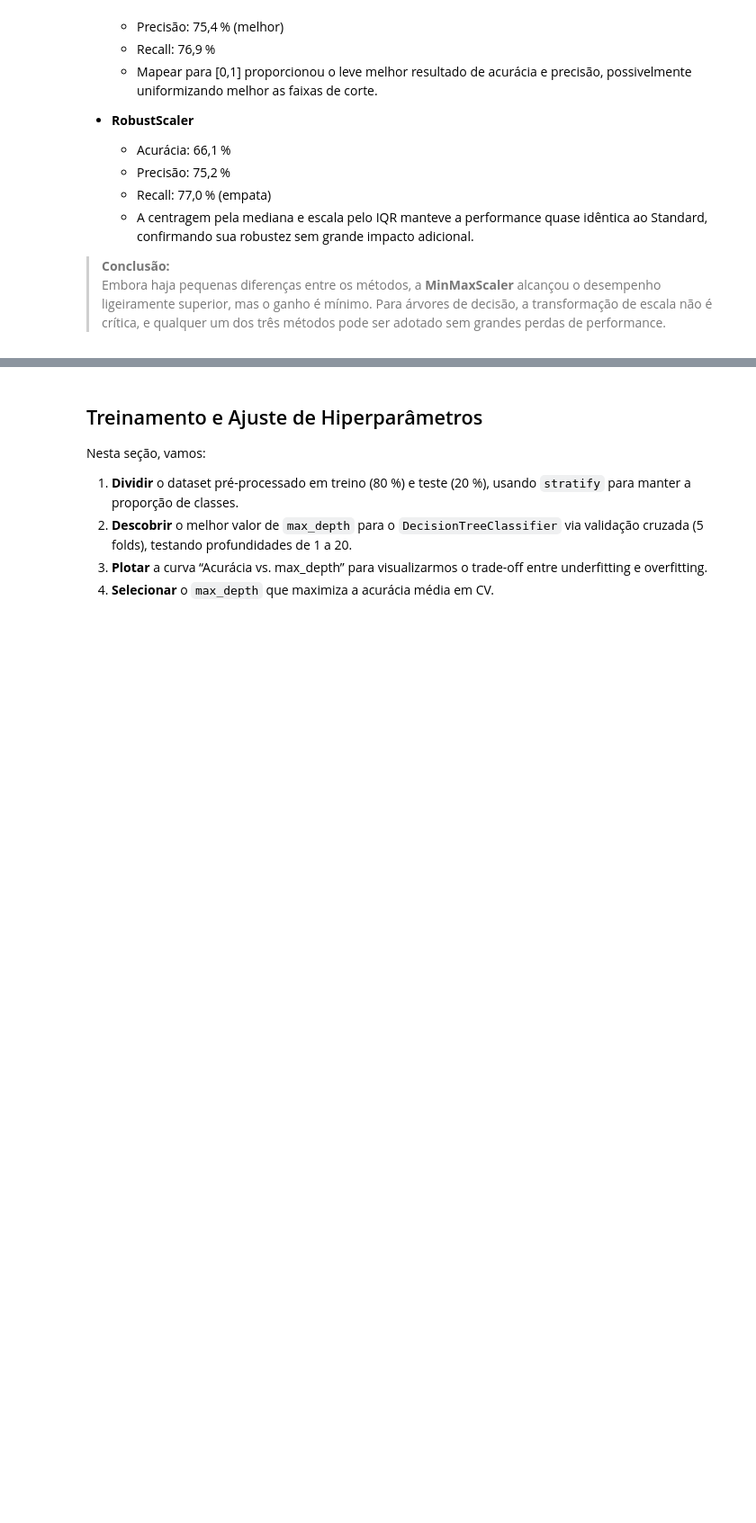
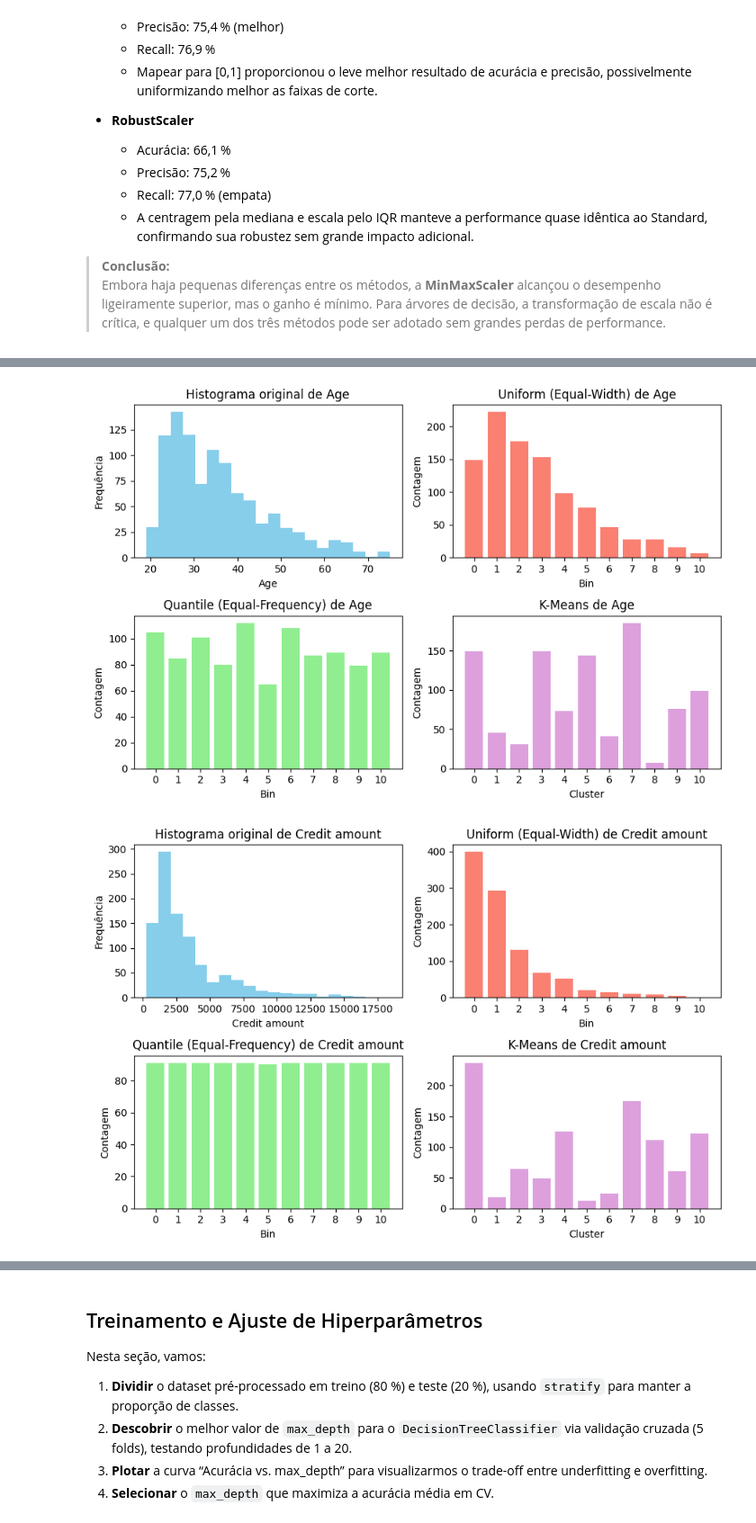
Before and after one commit to gabisoaresm/Aprendizado-Automatico, a Jupyter notebook: T1/pre_processamento.ipynb, the cells around one changed output, grey strips where cells are left out. Shown: that part at 90% size. Saved outputs shown, nothing was run; the diff lists cells and outputs as text; code cells hidden in the pictures; blank space fills up the shorter version.

```diff
--- a/T1/pre_processamento.ipynb
+++ b/T1/pre_processamento.ipynb
@@ -800,0 +870,48 @@ display(res_norm_df.round(3))
+# %%
+# Definição de cores para cada tipo de plot
+colors = {
+    'original': 'skyblue',
+    'uniform':  'salmon',
+    'quantile': 'lightgreen',
+    'kmeans':   'plum'
+}
+
+for col in num_cols:
+    fig, axes = plt.subplots(2, 2, figsize=(9, 6))
+    axes = axes.flatten()
+
+    # 1) Histograma original
+    axes[0].hist(df[col], bins=20, color=colors['original'])
+    axes[0].set_title(f'Histograma original de {col}')
+    axes[0].set_xlabel(col)
+    axes[0].set_ylabel('Frequência')
+
+    # 2) Uniform (Equal-Width)
+    counts = X_binned['uniform'][col].value_counts().sort_index()
+    axes[1].bar(counts.index.astype(str), counts.values,
+                color=colors['uniform'])
+    axes[1].set_title(f'Uniform (Equal-Width) de {col}')
+    axes[1].set_xlabel('Bin')
+    axes[1].set_ylabel('Contagem')
+
+    # 3) Quantile (Equal-Frequency)
+    counts = X_binned['quantile'][col].value_counts().sort_index()
+    axes[2].bar(counts.index.astype(str), counts.values,
+                color=colors['quantile'])
+    axes[2].set_title(f'Quantile (Equal-Frequency) de {col}')
+    axes[2].set_xlabel('Bin')
+    axes[2].set_ylabel('Contagem')
+
+    # 4) K-Means
+    counts = X_binned['kmeans'][col].value_counts().sort_index()
+    axes[3].bar(counts.index.astype(str), counts.values,
+                color=colors['kmeans'])
+    axes[3].set_title(f'K-Means de {col}')
+    axes[3].set_xlabel('Cluster')
+    axes[3].set_ylabel('Contagem')
+
+    plt.tight_layout()
+    plt.show()
+# %% [output]
+[figure, added]
+[figure, added]
```
Also changed, not shown: parts of 7 cells of this notebook.
